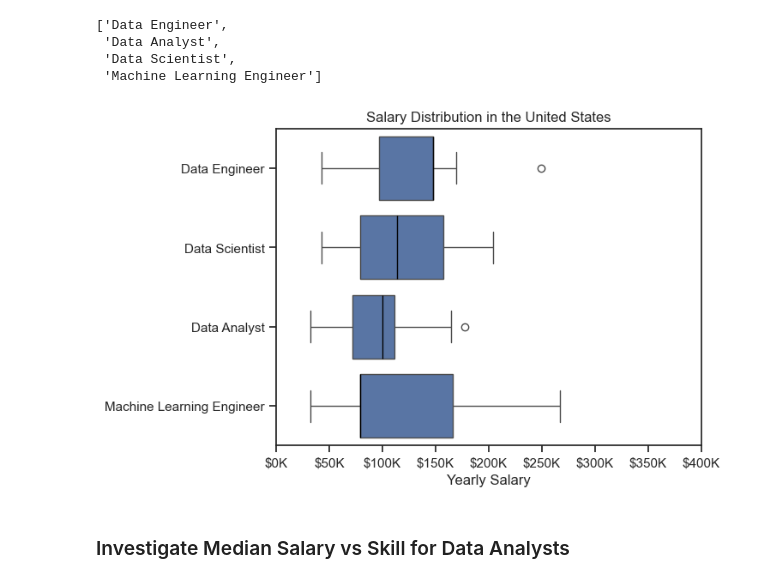
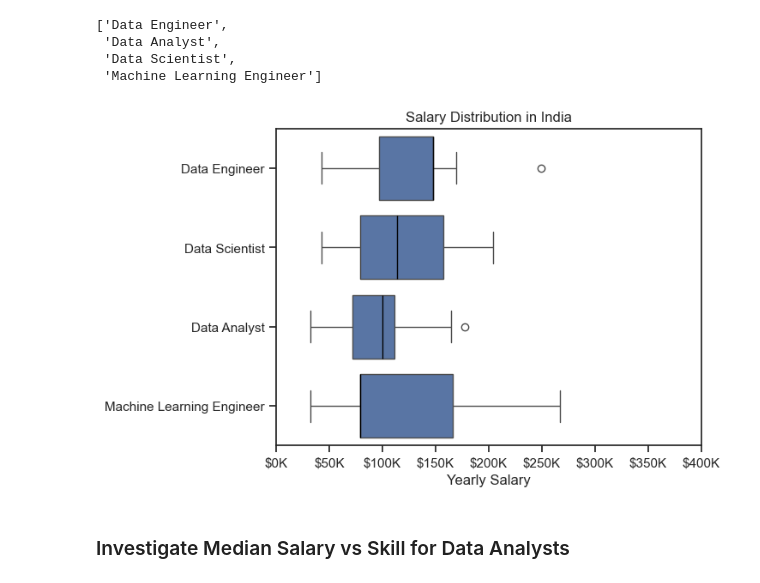
Before and after one commit to Yuvraj-Rana-25/Data-Jobs-Analysis, a Jupyter notebook: Project/4_Salary_Analysis.ipynb, the cells around one changed output. Cells and saved outputs as stored; diff of their text form; code cells hidden in the pictures.

Commit message:
plot title corrected

```diff
--- a/Project/4_Salary_Analysis.ipynb
+++ b/Project/4_Salary_Analysis.ipynb
@@ -38,19 +38,19 @@ top_titles = df_ind_top.groupby('job_title_short')['salary_year_avg'].agg('media
 # %%
 sns.set_theme(style='ticks')
 sns.boxplot(data=df_ind_top,
             x='salary_year_avg',
             y='job_title_short',
             order= top_titles,
             medianprops={'color':'black', 'linewidth':1})
-plt.title('Salary Distribution in the United States')
+plt.title('Salary Distribution in India')
 plt.xlabel('Yearly Salary')
 plt.ylabel('')
 ax= plt.gca()
 ax.xaxis.set_major_formatter(plt.FuncFormatter(lambda x, pos : f'${int(x/1000)}K'))
 ax.set_xlim(0,400000)
 plt.show()
 # %% [output]
-[figure, old version]
+[figure, new version]
 # %% [markdown]
 ### Investigate Median Salary vs Skill for Data Analysts
 # %%
```
